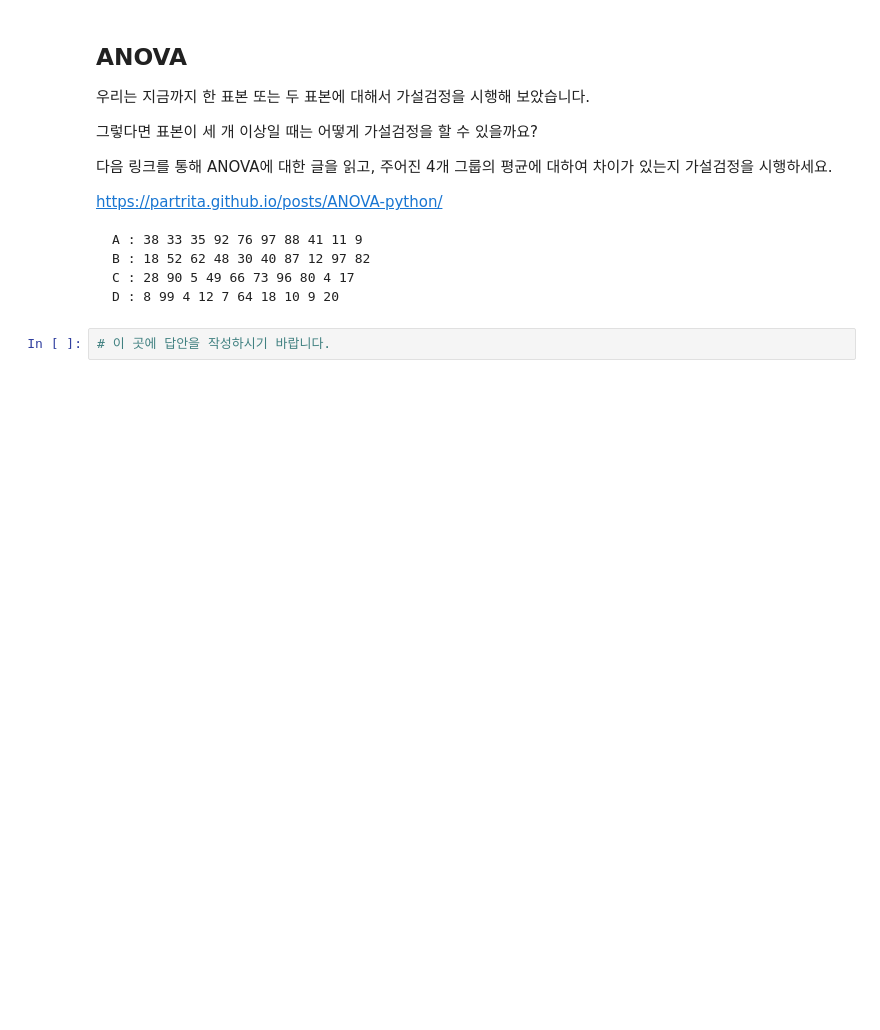
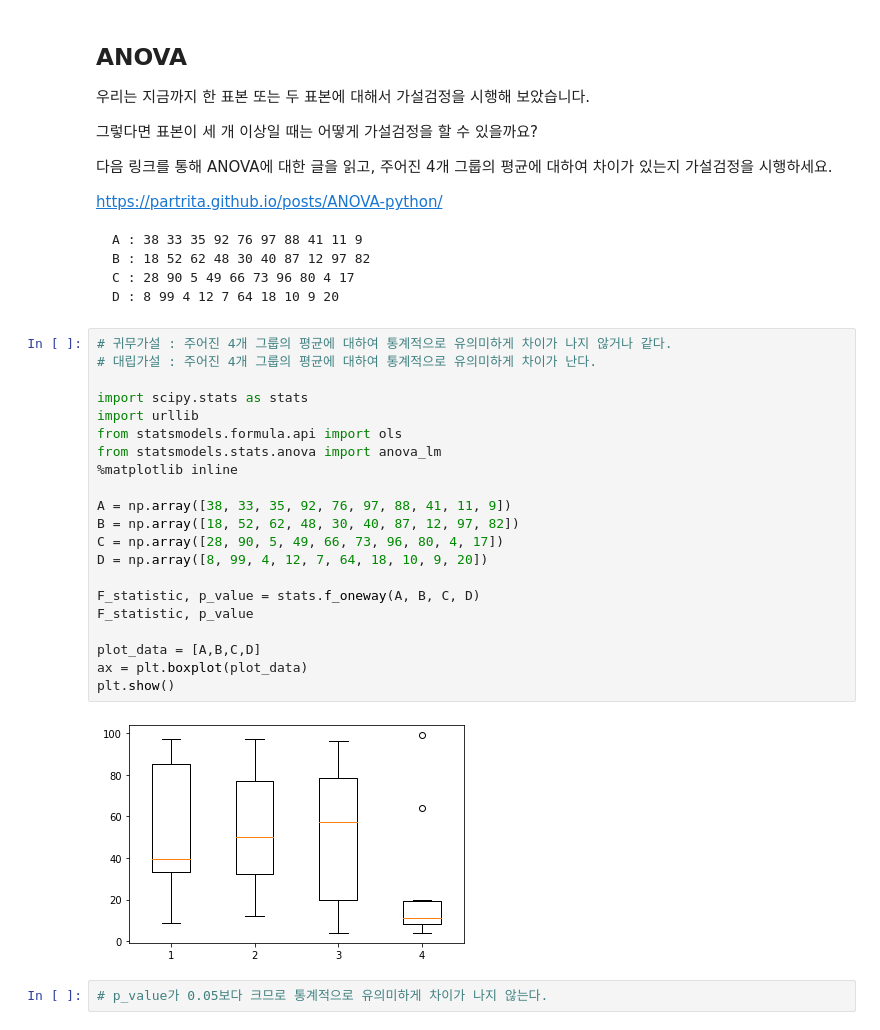
Before and after one commit to KindOrca/BootCamp, a Jupyter notebook: n124-AB-test/n124a - AB Test.ipynb, the cells around one changed output. Cells and saved outputs as stored; diff of their text form; blank space fills up the shorter version.

````diff
--- a/n124-AB-test/n124a - AB Test.ipynb
+++ b/n124-AB-test/n124a - AB Test.ipynb
@@ -160,5 +196,28 @@ B : 18 52 62 48 30 40 87 12 97 82
 C : 28 90 5 49 66 73 96 80 4 17
 D : 8 99 4 12 7 64 18 10 9 20
 ```
-# %%
-# 이 곳에 답안을 작성하시기 바랍니다.
+# %%
+# 귀무가설 : 주어진 4개 그룹의 평균에 대하여 통계적으로 유의미하게 차이가 나지 않거나 같다.
+# 대립가설 : 주어진 4개 그룹의 평균에 대하여 통계적으로 유의미하게 차이가 난다.
+
+import scipy.stats as stats
+import urllib
+from statsmodels.formula.api import ols
+from statsmodels.stats.anova import anova_lm
+%matplotlib inline
+
+A = np.array([38, 33, 35, 92, 76, 97, 88, 41, 11, 9])
+B = np.array([18, 52, 62, 48, 30, 40, 87, 12, 97, 82])
+C = np.array([28, 90, 5, 49, 66, 73, 96, 80, 4, 17])
+D = np.array([8, 99, 4, 12, 7, 64, 18, 10, 9, 20])
+
+F_statistic, p_value = stats.f_oneway(A, B, C, D)
+F_statistic, p_value
+
+plot_data = [A,B,C,D]
+ax = plt.boxplot(plot_data)
+plt.show()
+# %% [output]
+[figure, added]
+# %%
+# p_value가 0.05보다 크므로 통계적으로 유의미하게 차이가 나지 않는다.
````
Also changed, not shown: parts of 16 cells of this notebook.
